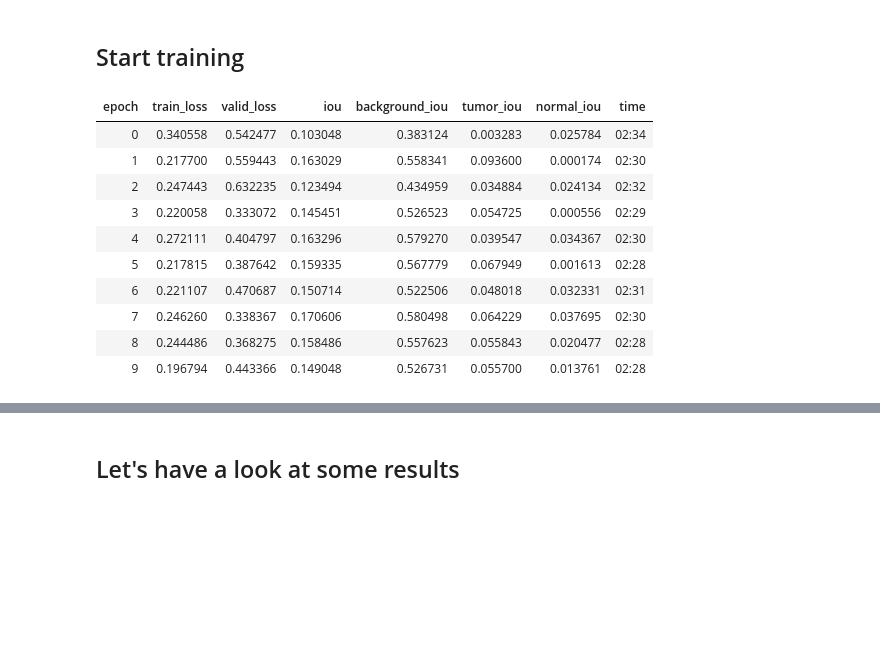
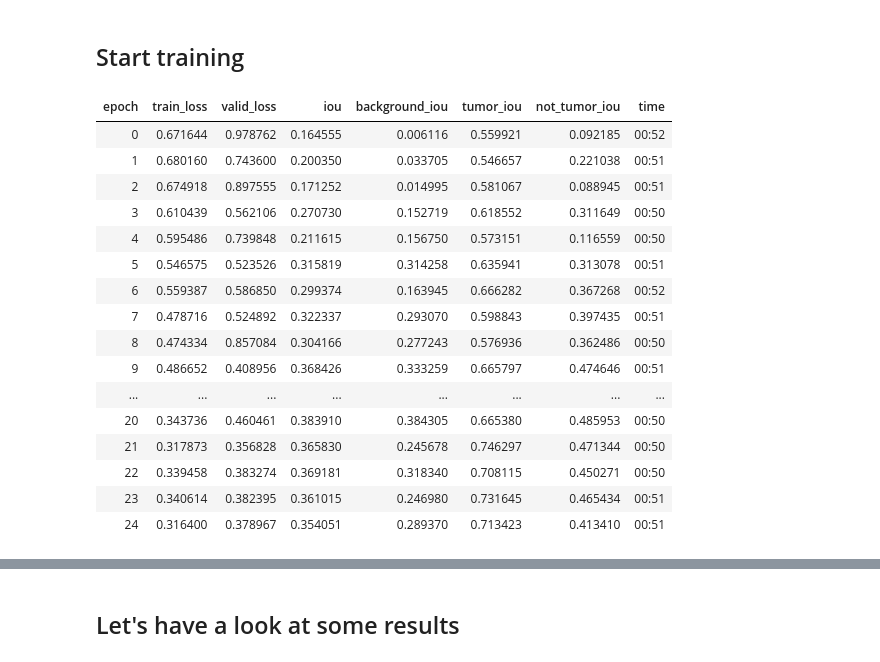
Before and after one commit to llloretta/CanineMammaryTumorGrading, a Jupyter notebook: segmentation/segmentation_training.ipynb, the cells around one changed output, grey strips where cells are left out. Drawn from its saved outputs; the diff is of its cells as text; code cells hidden in the pictures; blank space fills up the shorter version.

```diff
--- a/segmentation/segmentation_training.ipynb
+++ b/segmentation/segmentation_training.ipynb
@@ -46,8 +59,8 @@ encoder = models.resnet18
 # target_folder = Path("../catch")
 # annotation_file = "../CATCH.json"
 # %%
-target_folder = "/home/klose/Data/crops"
-annotation_file = "/home/klose/Data/CMC.json"
+target_folder = "/home/klose/Data/crops_rescaled"
+annotation_file = "/home/klose/Data/CMC_Tumor_NonTumor.json"
 # %% [markdown]
 ## Define dict to match annotation classes to classes used for training
 > Label classes that shall be excluded from training with -1
@@ -55,18 +68,25 @@ annotation_file = "/home/klose/Data/CMC.json"
 #das sind die Tissue Classes
 # label_dict = {'Bg': 0, 'Bone': -1, 'Cartilage': -1, 'Dermis': 1, 'Epidermis': 2, 'Subcutis': 3, 'Inflamm/Necrosis': 4,'Melanoma': 5, 'Plasmacytoma': 5,'Mast Cell Tumor': 5, 'PNST': 5, 'SCC': 5, 'Trichoblastoma': 5, 'Histiocytoma': 5}
 # %%
-#mein eigenes
-#Label Dict, -1 is not relevant
-label_dict = {'Bg':0 , 'Tumor': 1, 'Normal': 2, 'Nekrose / Entzündung': -1,
-              'Gefäße - Frei': -1, 'Gefäße - Metastase': -1,'Lumen': -1,
-              'Tub. 1S - Pleo 1': -1, 'Tub. 1S - Pleo 2': -1, 'Tub. 1S - Pleo 3': -1,
-              'Tub. PluriS - Pleo 1': -1, 'Tub. PluriS - Pleo 2': -1, 'Tub. PluriS - Pleo 3':-1,
-             'Tubulopap. - Pleo 1': -1, 'Tubulopap. - Pleo 2': -1, 'Tubulopap. - Pleo 3': -1,
-            'Solid - Pleo 1': -1, 'Solid - Pleo 2': -1, 'Solid - Pleo 3': -1,
-              'Tumorstroma': -1, 'Ignore': -1, 'Annotationskasten': -1,
-             'Micropap. P1': -1, 'Micropap. P2': -1, 'Micropap. P3': -1,
-             'Kasten - vereinfacht': -1, 'Kasten - Test': -1,
-              'A1 - B1': -1,'A1 - B2': -1, 'A1 - B3': -1, 'A2 - B1': -1,'A2 - B2': -1,'A2 - B3':-1, 'A3 - B1':-1, 'A3 - B2':-1,'A3 - B3':-1}
+#tbd: überprüfen, ob ich hier schon die Klassen filtern kann
+#Label Dict, -1 is not relevant = shown as Backgrond in image, but is ignored area, still is not what i am looking for, because it is inside Tumor
+#wenn ich ein Label entferne, muss ich ihm vorher ein anderes zuweisen
+# label_dict = {'Bg':0 , 'Tumor': 2, 'Normal': 2, 'Nekrose / Entzündung': 2,
+#               'Gefäße - Frei': 1, 'Gefäße - Metastase': 2
+#               ,'Lumen': 0,
+#               'Tub. 1S - Pleo 1': 1, 'Tub. 1S - Pleo 2': 1, 'Tub. 1S - Pleo 3': 1,
+#               'Tub. PluriS - Pleo 1': 1, 'Tub. PluriS - Pleo 2': 1, 'Tub. PluriS - Pleo 3':1,
+#              'Tubulopap. - Pleo 1': 1, 'Tubulopap. - Pleo 2': 1, 'Tubulopap. - Pleo 3': 1,
+#             'Solid - Pleo 1': 1, 'Solid - Pleo 2': 1, 'Solid - Pleo 3': 1,
+#               'Tumorstroma': 1,
+#               'Ignore': -1, 'Annotationskasten': -1,
+#              'Micropap. P1': 1, 'Micropap. P2': 1, 'Micropap. P3': 1,
+
+#              'Kasten - vereinfacht': -1, 'Kasten - Test': -1,
+#               'A1 - B1': -1,'A1 - B2': -1, 'A1 - B3': -1, 'A2 - B1': -1,'A2 - B2': -1,'A2 - B3':-1, 'A3 - B1':-1, 'A3 - B2':-1,'A3 - B3':-1}
+
+#Tumor / Kein Tumor Segmentierung
+label_dict = {'Bg':0, 'Tumor': 1, 'KeinTumor': 2, 'Other': -1}
 # %% [markdown]
 ## Load slides using custom SlideContainer format and split into train, validation and test set
 # %%
@@ -89,5 +109,5 @@ train = SlideSegmentationItemList(train_data)
 valid = SlideSegmentationItemList(valid_data)
 path = Path('.')
 item_list = ItemLists(path, train, valid)
-item_list = item_list.label_from_func(get_y_func, classes=['Bg', 'Tumor', 'Normal'],label_cls=SlideSegmentationLabelList)
+item_list = item_list.label_from_func(get_y_func, classes=['Bg', 'Tumor', 'KeinTumor'],label_cls=SlideSegmentationLabelList)
 # %% [output]
@@ -119,7 +150,7 @@ Fastai Anwendung: https://walkwithfastai.com/Segmentation (Unet - self attention
 # learn = unet_learner(data, encoder, metrics=[iou, background_iou, dermis_iou, epidermis_iou, subcutis_iou, infl_nec_iou, tumor_iou],callback_fns=[ShowGraph])
 #metrics kommen aus dem metrics.py Modul, iou = Intersectin over Union
 
-learn = unet_learner(data, encoder, metrics= [iou, background_iou, tumor_iou, normal_iou])
+learn = unet_learner(data, encoder, metrics= [iou, background_iou, tumor_iou, not_tumor_iou])
 learn.loss_func = ComboLoss()
 up_cb = UpdateProbabilitiesCallback(learn, train_files)
 # %% [markdown]
@@ -127,14 +161,20 @@ up_cb = UpdateProbabilitiesCallback(learn, train_files)
 # %%
-learn.fit_one_cycle(10, lr,  callbacks=[SaveModelCallback(learn, every='improvement', monitor='iou',name='segmentation_learner'),up_cb])
+learn.fit_one_cycle(25, lr,  callbacks=[SaveModelCallback(learn, every='improvement', monitor='iou',name='segmentation_learner'),up_cb])
 # %% [output]
-| epoch | train_loss | valid_loss | iou | background_iou | tumor_iou | normal_iou | time |
-| 0 | 0.340558 | 0.542477 | 0.103048 | 0.383124 | 0.003283 | 0.025784 | 02:34 |
-| 1 | 0.217700 | 0.559443 | 0.163029 | 0.558341 | 0.093600 | 0.000174 | 02:30 |
-| 2 | 0.247443 | 0.632235 | 0.123494 | 0.434959 | 0.034884 | 0.024134 | 02:32 |
-| 3 | 0.220058 | 0.333072 | 0.145451 | 0.526523 | 0.054725 | 0.000556 | 02:29 |
-| 4 | 0.272111 | 0.404797 | 0.163296 | 0.579270 | 0.039547 | 0.034367 | 02:30 |
-| 5 | 0.217815 | 0.387642 | 0.159335 | 0.567779 | 0.067949 | 0.001613 | 02:28 |
-| 6 | 0.221107 | 0.470687 | 0.150714 | 0.522506 | 0.048018 | 0.032331 | 02:31 |
-| 7 | 0.246260 | 0.338367 | 0.170606 | 0.580498 | 0.064229 | 0.037695 | 02:30 |
-| 8 | 0.244486 | 0.368275 | 0.158486 | 0.557623 | 0.055843 | 0.020477 | 02:28 |
-| 9 | 0.196794 | 0.443366 | 0.149048 | 0.526731 | 0.055700 | 0.013761 | 02:28 |
+| epoch | train_loss | valid_loss | iou | background_iou | tumor_iou | not_tumor_iou | time |
+| 0 | 0.671644 | 0.978762 | 0.164555 | 0.006116 | 0.559921 | 0.092185 | 00:52 |
+| 1 | 0.680160 | 0.743600 | 0.200350 | 0.033705 | 0.546657 | 0.221038 | 00:51 |
+| 2 | 0.674918 | 0.897555 | 0.171252 | 0.014995 | 0.581067 | 0.088945 | 00:51 |
+| 3 | 0.610439 | 0.562106 | 0.270730 | 0.152719 | 0.618552 | 0.311649 | 00:50 |
+| 4 | 0.595486 | 0.739848 | 0.211615 | 0.156750 | 0.573151 | 0.116559 | 00:50 |
+| 5 | 0.546575 | 0.523526 | 0.315819 | 0.314258 | 0.635941 | 0.313078 | 00:51 |
+| 6 | 0.559387 | 0.586850 | 0.299374 | 0.163945 | 0.666282 | 0.367268 | 00:52 |
+| 7 | 0.478716 | 0.524892 | 0.322337 | 0.293070 | 0.598843 | 0.397435 | 00:51 |
+| 8 | 0.474334 | 0.857084 | 0.304166 | 0.277243 | 0.576936 | 0.362486 | 00:50 |
+| 9 | 0.486652 | 0.408956 | 0.368426 | 0.333259 | 0.665797 | 0.474646 | 00:51 |
+| ... | ... | ... | ... | ... | ... | ... | ... |
+| 20 | 0.343736 | 0.460461 | 0.383910 | 0.384305 | 0.665380 | 0.485953 | 00:50 |
+| 21 | 0.317873 | 0.356828 | 0.365830 | 0.245678 | 0.746297 | 0.471344 | 00:50 |
+| 22 | 0.339458 | 0.383274 | 0.369181 | 0.318340 | 0.708115 | 0.450271 | 00:50 |
+| 23 | 0.340614 | 0.382395 | 0.361015 | 0.246980 | 0.731645 | 0.465434 | 00:51 |
+| 24 | 0.316400 | 0.378967 | 0.354051 | 0.289370 | 0.713423 | 0.413410 | 00:51 |
```
Also changed, not shown: parts of 19 cells of this notebook, 6 other files.
